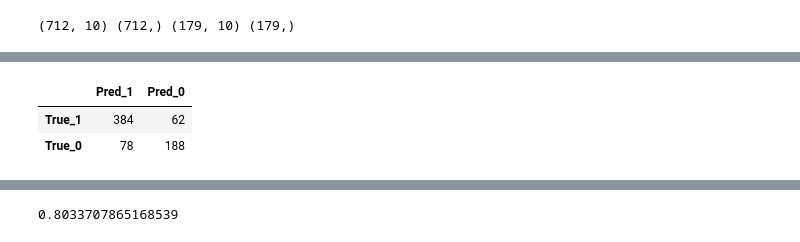
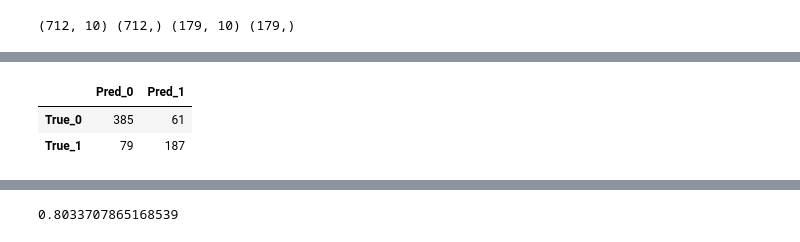
Before and after one commit to DarioRuizGon/ONLINE_DS_THEBRIDGE_DARIO, a Jupyter notebook: Sprint_10/Unidad_2/18_Practica_Obligatoria_Clasificacion_y_Regresion_Logistica.ipynb, the cells around one changed output, grey strips where cells are left out. Cells and saved outputs as stored; diff of their text form; code cells hidden in the pictures.

```diff
--- a/Sprint_10/Unidad_2/18_Practica_Obligatoria_Clasificacion_y_Regresion_Logistica.ipynb
+++ b/Sprint_10/Unidad_2/18_Practica_Obligatoria_Clasificacion_y_Regresion_Logistica.ipynb
@@ -168,9 +170,9 @@ es_hombre = test["who"] == "man"
 es_mujer = test["who"] == "woman"
 edad_nulo = test["age"].isna()
 
-test.loc[es_hombre & edad_nulo, "age"] = media_hombre
-test.loc[es_mujer & edad_nulo, "age"] = media_mujer
-test.loc[es_nino & edad_nulo, "age"] = media_nino
+test.loc[es_hombre & edad_nulo, "age"] = mediana_hombre
+test.loc[es_mujer & edad_nulo, "age"] = mediana_mujer
+test.loc[es_nino & edad_nulo, "age"] = mediana_nino
 
 test.info()
 # %% [output]
@@ -292,9 +314,9 @@ tabla_chi2
 f_cat = train.drop(columns=["age", "fare", "survived", "sex", "adult_male", "sibsp", "parch"]).columns.to_list()
 features = f_cat+f_num
 target = "survived"
-# %%
-train = train.copy().drop(columns=["sex", "adult_male", "sibsp", "parch"])
-test = test.copy().drop(columns=["sex", "adult_male", "sibsp", "parch"])
+# %%
+train = train.copy()[features + [target]]
+test = test.copy()[features + [target]]
 # %%
 train[f_cat]
 # %% [output]
@@ -368,7 +390,7 @@ print(X_train.shape, y_train.shape, X_test.shape, y_test.shape)
 # %% [output]
 (712, 10) (712,) (179, 10) (179,)
 # %%
-log_reg = LogisticRegression()
+log_reg = LogisticRegression(max_iter = 10000)
 
 log_reg.fit(X_train, y_train)
 # %% [output]
@@ -412,8 +434,8 @@ fig.tight_layout()
 # %%
 c_matrix = confusion_matrix(y_train, pred_train)
-c_matrix_df = pd.DataFrame(c_matrix, columns=[f"Pred_{col}" for col in train.survived.unique()], index=[f"True_{col}" for col in train.survived.unique()])
+c_matrix_df = pd.DataFrame(c_matrix, columns=[f"Pred_{col}" for col in train.survived.value_counts().sort_index().index], index=[f"True_{col}" for col in train.survived.value_counts().sort_index().index])
 c_matrix_df
 # %% [output]
-|  | Pred_1 | Pred_0 |
-| True_1 | 384 | 62 |
-| True_0 | 78 | 188 |
+|  | Pred_0 | Pred_1 |
+| True_0 | 385 | 61 |
+| True_1 | 79 | 187 |
```
Also changed, not shown: parts of 16 cells of this notebook, 1 other file.
